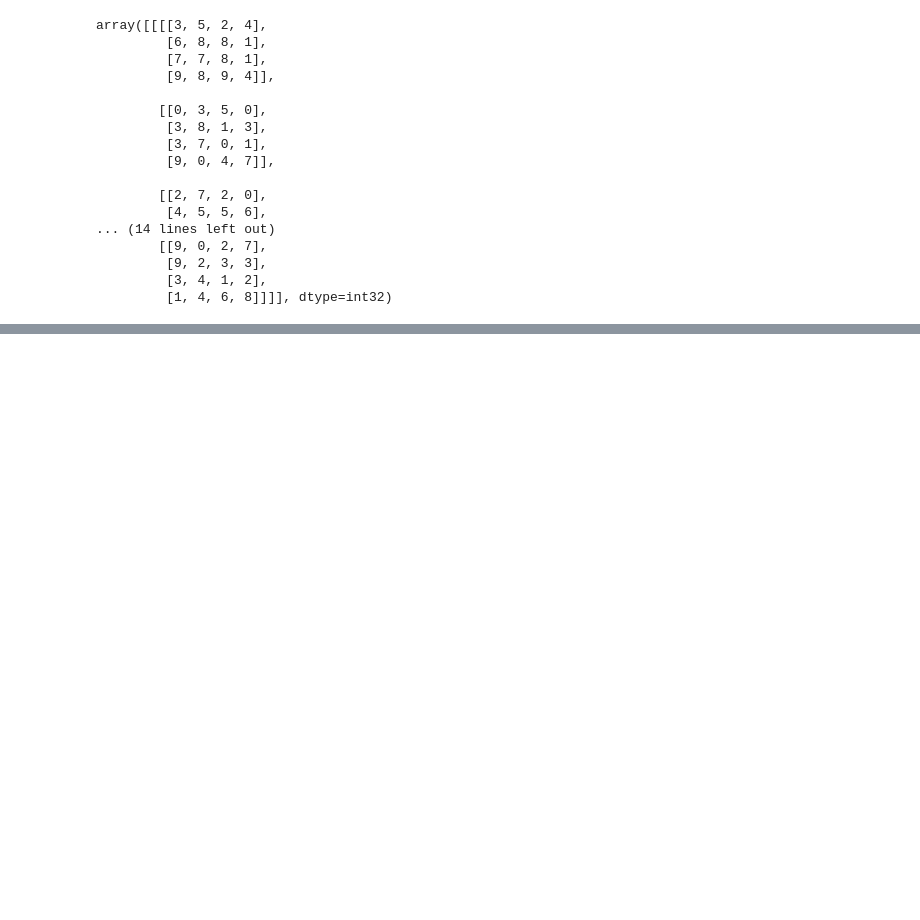
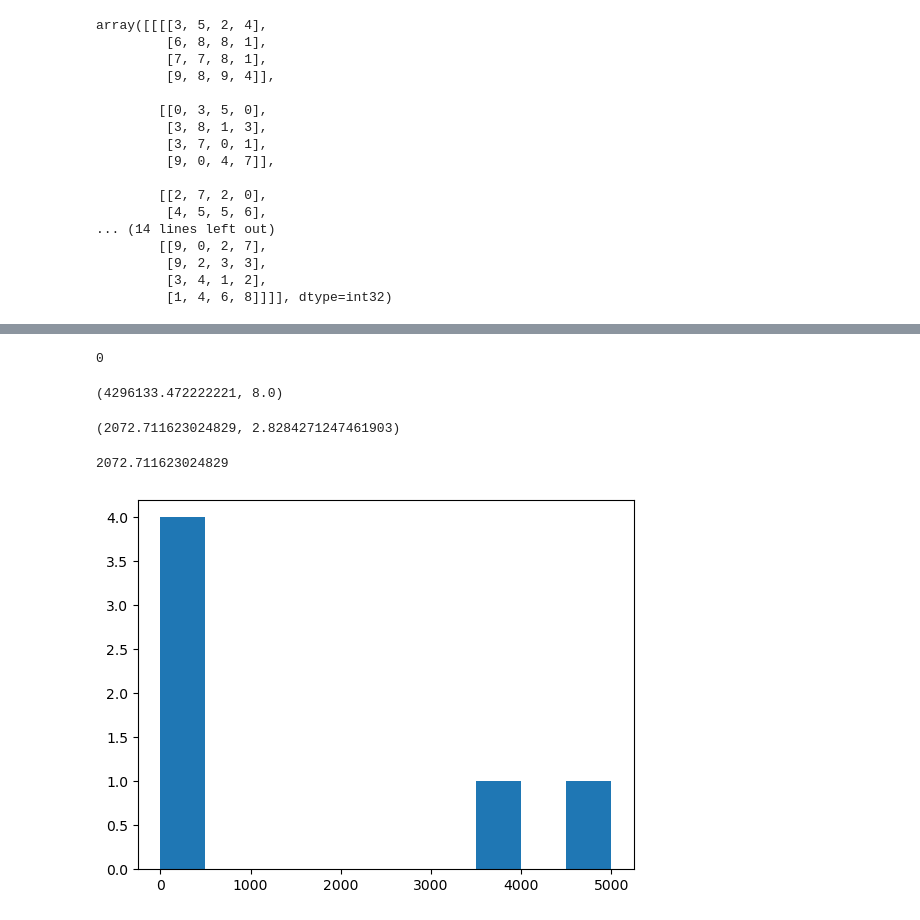
Before and after one commit to Sailaxmiveldanda/MachineLearning, a Jupyter notebook: Numpy/Numpy_Introduction.ipynb, the cells around one changed output, grey strips where cells are left out. Saved outputs shown, nothing was run; the diff lists cells and outputs as text; code cells hidden in the pictures; blank space fills up the shorter version.

```diff
--- a/Numpy/Numpy_Introduction.ipynb
+++ b/Numpy/Numpy_Introduction.ipynb
@@ -345,0 +553,26 @@ array([[[[3, 5, 2, 4],
+# %%
+np.argmin(a1).item()
+# %% [output]
+0
+# %%
+h_arr = np.array([1,100,200,300,4000,5000])
+l_arr = np.array([2,4,6,8,10])
+# %%
+np.var(h_arr).item() , np.var(l_arr).item()
+# %% [output]
+(4296133.472222221, 8.0)
+# %%
+np.std(h_arr).item(), np.std(l_arr).item()
+# %% [output]
+(2072.711623024829, 2.8284271247461903)
+# %%
+np.sqrt(np.var(h_arr)).item()
+# %% [output]
+2072.711623024829
+# %%
+%matplotlib inline
+import matplotlib.pyplot as plt
+plt.hist(h_arr)
+plt.show()
+# %% [output]
+[figure, added]
```
Also changed, not shown: parts of 82 cells of this notebook.
